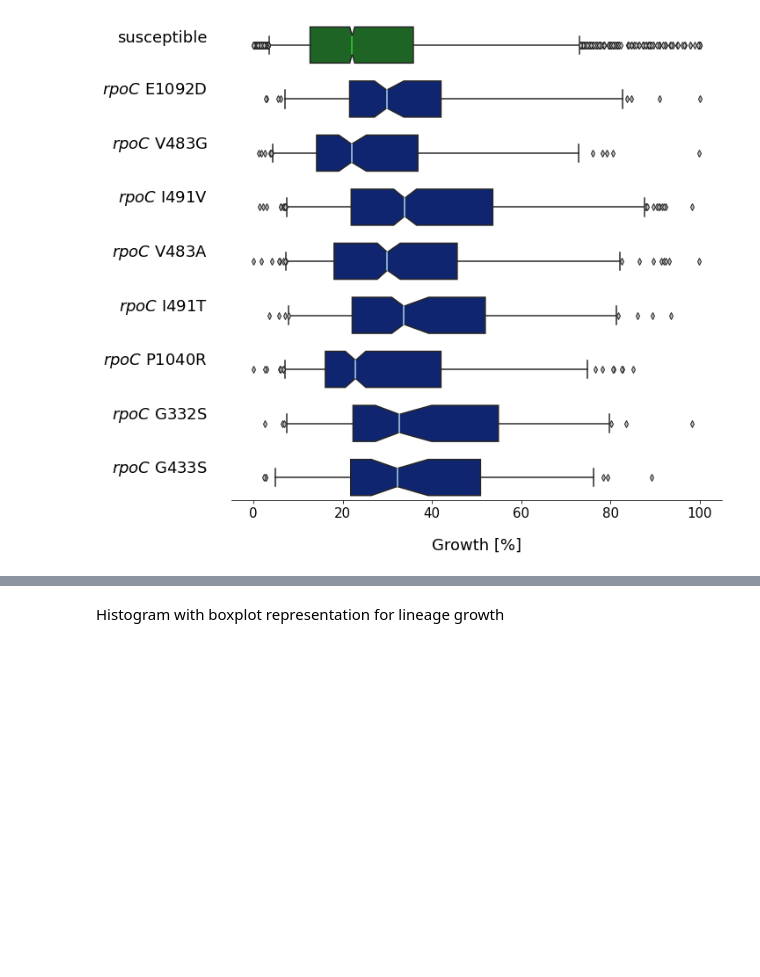
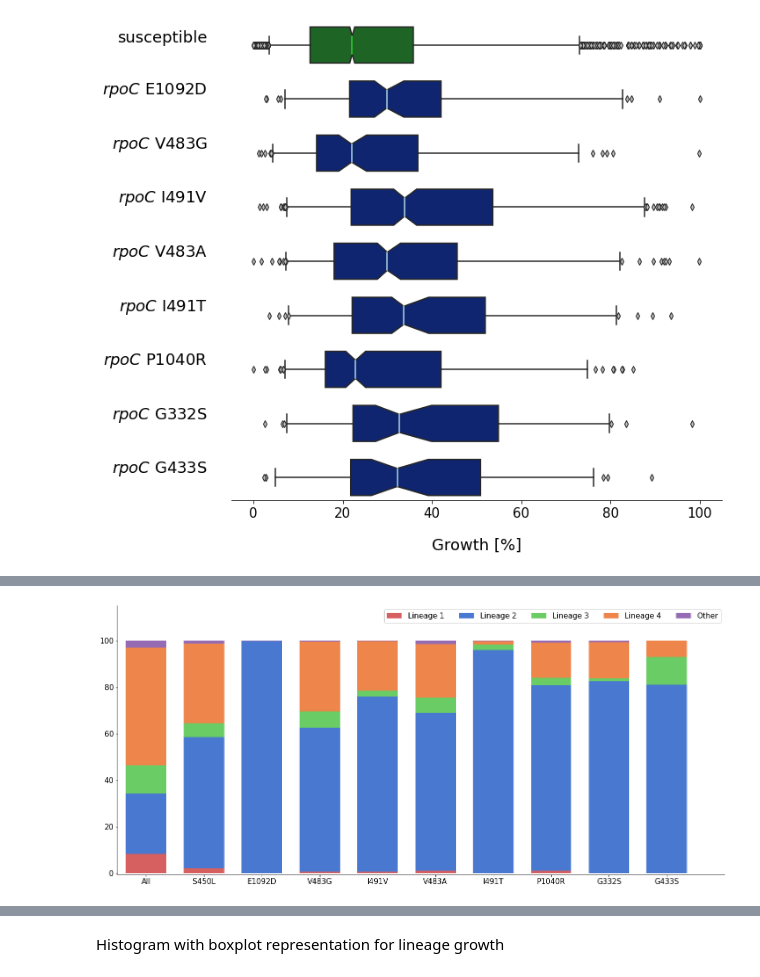
Before and after one commit to fowler-lab/tb-rnap-compensation, a Jupyter notebook: Recreate_figures_paper.ipynb, the cells around one changed output, grey strips where cells are left out. Drawn from its saved outputs; the diff is of its cells as text; code cells hidden in the pictures; blank space fills up the shorter version.

```diff
--- a/Recreate_figures_paper.ipynb
+++ b/Recreate_figures_paper.ipynb
@@ -913,0 +768,99 @@ for i, combination in enumerate(combinations):
+# %%
+#set color palette
+colors = palette("muted")
+
+#concatenate all lineages with low prevalence (all except 1-4)
+query = ['Mixed', 'Unknown', 'Lineage Bovis', 'Lineage 5', 'Lineage 6', 'Lineage 7', 'Lineage Caprae']
+query
+
+GENOMES['cut_lineages'] = GENOMES.MYKROBE_LINEAGE_NAME_1
+GENOMES.cut_lineages.loc[GENOMES.MYKROBE_LINEAGE_NAME_1.isin(query)] = 'Other'
+GENOMES[(GENOMES.cut_lineages == 'Other')]
+
+labels = ['Overall dataset', 'rpoB S450L']
+
+lineages = GENOMES.cut_lineages.value_counts()
+lineages = (lineages/lineages.sum()) * 100
+lineages = lineages.sort_index()
+lineages = pandas.DataFrame({'Type': lineages.index,
+                            'All': lineages.values})
+lineages = lineages.transpose()
+header_row = lineages.iloc[0]
+lineages = pandas.DataFrame(lineages.values[1:], columns=header_row)
+lineages.index = ['All']
+lineages
+
+resistant_mutation_samples = MUTATIONS[(MUTATIONS.GENE_MUTATION == 'rpoB_S450L')].UNIQUEID
+lineages_res = GENOMES[(GENOMES.index.isin(resistant_mutation_samples))].cut_lineages.value_counts()
+lineages_res = (lineages_res/lineages_res.sum()) * 100
+lineages_res = lineages_res.sort_index()
+lineages_res = pandas.DataFrame({'Type': lineages_res.index,
+                            'All': lineages_res.values})
+lineages_res = lineages_res.transpose()
+header_row = lineages_res.iloc[0]
+lineages_res = pandas.DataFrame(lineages_res.values[1:], columns = header_row)
+lineages_res.index = ['S450L']
+lineages_res
+
+result = pandas.concat([lineages, lineages_res], axis=0, join = 'outer')
+
+for i, combination in enumerate(combinations):
+    res_CM_samples = hit_samples.loc[combination]
+    lineages = GENOMES[(GENOMES.index.isin(res_CM_samples.UNIQUEID))].cut_lineages.value_counts()
+
+    resistant = PLATES[(PLATES.UNIQUEID.isin(EFFECTS[EFFECTS.MUTATION == combination[5:10]].UNIQUEID.values.tolist()))
+                       & (~(PLATES.UNIQUEID.isin(concat_samples.UNIQUEID.values.tolist())))].IM_POS_AVERAGE
+    resistant.dropna(inplace = True)
+
+    resistant_CM = PLATES[(PLATES.UNIQUEID.isin(res_CM_samples.UNIQUEID.values.tolist()))].IM_POS_AVERAGE
+    resistant_CM.dropna(inplace = True)
+
+    #set reasonable prevalence cutoff
+    if len(resistant_CM) < 50:
+        continue
+
+    #calculate p-value
+    stat, p2 = mannwhitneyu(resistant, resistant_CM)
+
+    #plot growth distributions below p-value cut-off
+    if p2 < (0.01):
+        lineages = (lineages/lineages.sum()) * 100
+        lineages = lineages.sort_index()
+        lineages = pandas.DataFrame({'Type': lineages.index,
+                                    'All': lineages.values})
+        lineages = lineages.transpose()
+        header_row = lineages.iloc[0]
+        lineages = pandas.DataFrame(lineages.values[1:], columns=header_row)
+        lineages.index = [combination[16:]]
+
+        result = pandas.concat([result, lineages], axis=0, join = 'outer')
+
+result = result.reset_index()
+result = result.fillna(0)
+
+fig, ax = plt.subplots(1, figsize=(22, 10))
+
+x = numpy.array(result['index'])
+y1 = numpy.array(result['Lineage 1'])
+y2 = numpy.array(result['Lineage 2'])
+y3 = numpy.array(result['Lineage 3'])
+y4 = numpy.array(result['Lineage 4'])
+y5 = numpy.array(result['Other'])
+plt.bar(x, y1, color = colors[3], width = 0.7)
+plt.bar(x, y2, bottom=y1, color = colors[0], width = 0.7)
+plt.bar(x, y3, bottom=y1+y2, color = colors[2], width = 0.7)
+plt.bar(x, y4, bottom=y1+y2+y3, color = colors[1], width = 0.7)
+plt.bar(x, y5, bottom=y1+y2+y3+y4, color = colors[4], width = 0.7)
+
+plt.ylim(-0.5, 115)
+plt.xlim(-0.5, 10)
+
+plt.legend(['Lineage 1', 'Lineage 2', 'Lineage 3', 'Lineage 4', 'Other'], loc='upper right', ncol = 5, fontsize = 15, framealpha=1)
+
+ax.spines['right'].set_visible(False)
+ax.spines['top'].set_visible(False)
+
+plt.xticks(fontsize = 15)
+
+plt.yticks(fontsize = 15)
+# %% [output]
@@ -914 +876,2 @@ for i, combination in enumerate(combinations):
+[figure, added]
 # %% [markdown]
```
Also changed, not shown: parts of 29 cells of this notebook.
